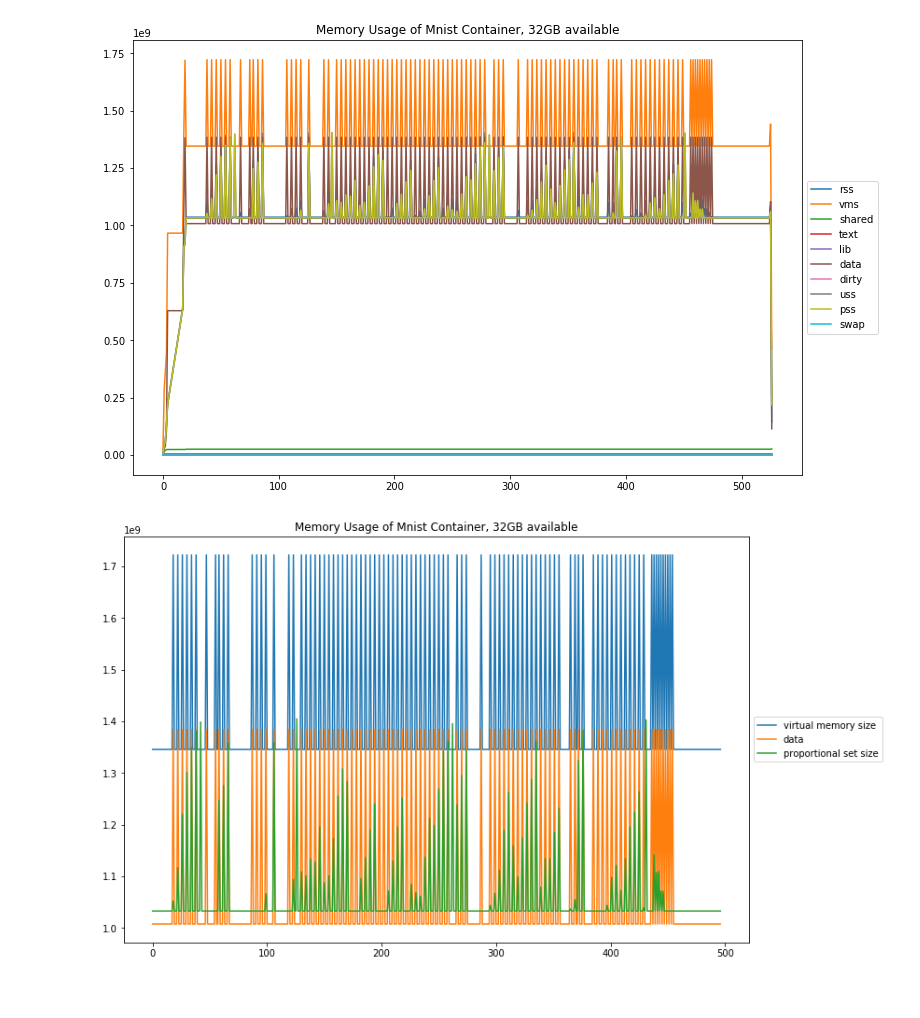
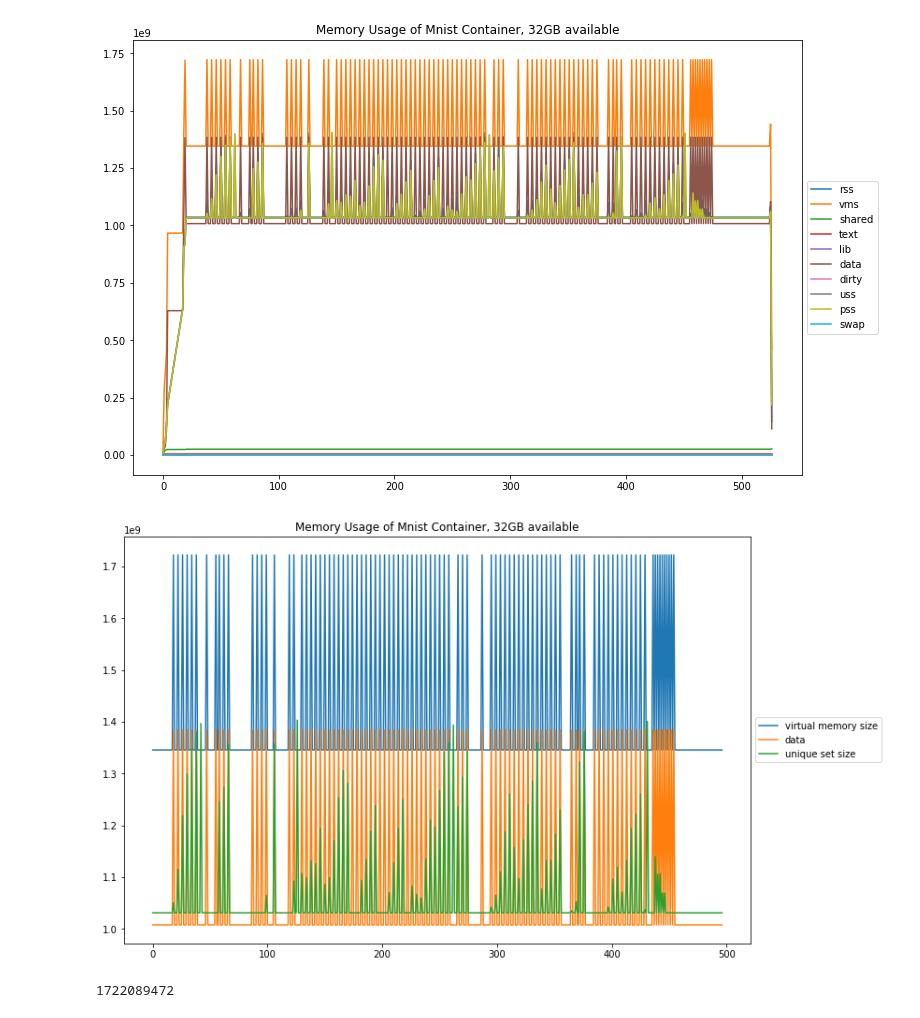
Before and after one commit to vsoch/watchme-mnist, a Jupyter notebook: mnist.ipynb, the cells around one changed output. Cells and saved outputs as stored; diff of their text form; code cells hidden in the pictures.

```diff
--- a/mnist.ipynb
+++ b/mnist.ipynb
@@ -60,13 +60,17 @@ plt.show()
 [figure]
 # %%
 # Let's zoom in
-memory = [vms, dat, pss]
-labels = ["virtual memory size", "data", "proportional set size"]
+memory = [vms, dat, uss]
+labels = ["virtual memory size", "data", "unique set size"]
 plt.figure(figsize=(12,8))
 for entry in memory:
     plt.plot(entry[20:-10])
 plt.legend(labels, loc='center left', bbox_to_anchor=(1, 0.5))
 plt.title("Memory Usage of Mnist Container, 32GB available")
 plt.show()
 # %% [output]
-[figure, old version]
+[figure, new version]
+# %%
+max(vms)
+# %% [output]
+1722089472
```
